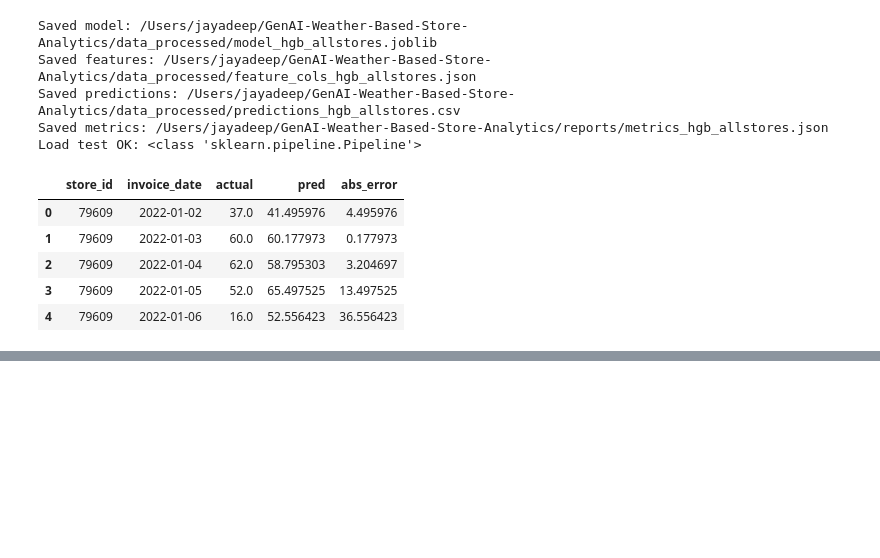
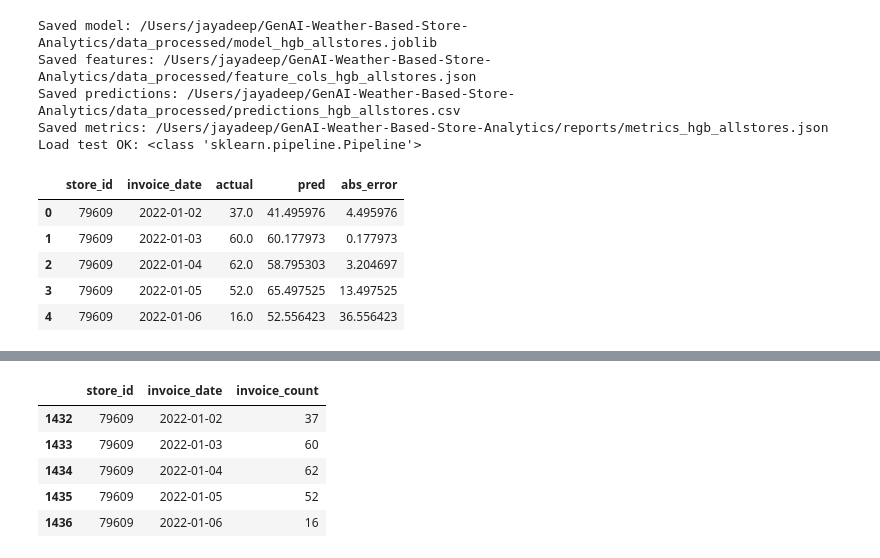
Before and after one commit to jayadeepkp/GenAI-Weather-Based-Store-Analytics, a Jupyter notebook: notebooks/Prototype_hgb_v2_Feature_Engineering.ipynb, the cells around one changed output, grey strips where cells are left out. Saved outputs shown, nothing was run; the diff lists cells and outputs as text; code cells hidden in the pictures; blank space fills up the shorter version.

```diff
--- a/notebooks/Prototype_hgb_v2_Feature_Engineering.ipynb
+++ b/notebooks/Prototype_hgb_v2_Feature_Engineering.ipynb
@@ -306,3 +306,79 @@ Load test OK: <class 'sklearn.pipeline.Pipeline'>
 | 2 | 79609 | 2022-01-04 | 62.0 | 58.795303 | 3.204697 |
 | 3 | 79609 | 2022-01-05 | 52.0 | 65.497525 | 13.497525 |
 | 4 | 79609 | 2022-01-06 | 16.0 | 52.556423 | 36.556423 |
+# %%
+import pandas as pd
+import numpy as np
+from pathlib import Path
+
+ROOT = Path("..").resolve()  # notebook is inside /notebooks
+DATA_RAW = ROOT / "data_raw"
+DATA_PROCESSED = ROOT / "data_processed"
+
+# Load perf + cached all-stores weather
+perf = pd.read_csv(DATA_RAW / "store_performance_2018to2022.csv")
+perf["invoice_date"] = pd.to_datetime(perf["invoice_date"]).dt.normalize()
+perf["store_id"] = perf["store_id"].astype(int)
+
+# Ensure unique perf keys
+if perf.duplicated(["store_id","invoice_date"]).any():
+    perf = (perf.groupby(["store_id","invoice_date"], as_index=False)
+              .agg({"invoice_count":"sum","oc_count":"sum","fleet_oc_count":"sum"}))
+
+weather_all = pd.read_parquet(DATA_PROCESSED / "weather_allstores.parquet")
+weather_all["invoice_date"] = pd.to_datetime(weather_all["invoice_date"]).dt.normalize()
+weather_all["store_id"] = weather_all["store_id"].astype(int)
+weather_all = weather_all.drop_duplicates(["store_id","invoice_date"])
+
+# Merge
+m = perf.merge(weather_all, on=["store_id","invoice_date"], how="inner").drop_duplicates(["store_id","invoice_date"])
+m = m.sort_values(["store_id","invoice_date"]).reset_index(drop=True)
+
+# ---- Feature engineering (same as your model B) ----
+m["dow"] = m["invoice_date"].dt.dayofweek
+m["month"] = m["invoice_date"].dt.month
+m["day_of_year"] = m["invoice_date"].dt.dayofyear
+m["year"] = m["invoice_date"].dt.year
+m["is_weekend"] = (m["dow"] >= 5).astype(int)
+m["time_index"] = m.groupby("store_id").cumcount()
+
+for c in ["tmin","tmax","tavg","prcp","wspd","snow"]:
+    if c in m.columns:
+        m[c] = pd.to_numeric(m[c], errors="coerce")
+
+m["rain_mm"] = m["prcp"].fillna(0.0)
+m["snow_cm"] = m["snow"].fillna(0.0)
+m["temp_range"] = m["tmax"] - m["tmin"]
+
+m["is_rain"] = (m["rain_mm"] > 0).astype(int)
+m["is_snow"] = (m["snow_cm"] > 0).astype(int)
+m["is_freezing"] = (m["tmin"].fillna(99) <= 0).astype(int)
+
+m["heavy_rain"] = (m["rain_mm"] >= 10).astype(int)
+m["heavy_snow"] = (m["snow_cm"] >= 5).astype(int)
+m["severe_weather"] = ((m["tmin"] <= -5) | (m["snow_cm"] >= 5) | (m["rain_mm"] >= 15)).astype(int)
+
+g = m.groupby("store_id")["invoice_count"]
+m["inv_lag_1"] = g.shift(1)
+m["inv_lag_7"] = g.shift(7)
+m["inv_lag_14"] = g.shift(14)
+
+m["inv_roll7_mean"]  = g.shift(1).rolling(7,  min_periods=3).mean().reset_index(level=0, drop=True)
+m["inv_roll14_mean"] = g.shift(1).rolling(14, min_periods=5).mean().reset_index(level=0, drop=True)
+m["inv_roll28_mean"] = g.shift(1).rolling(28, min_periods=10).mean().reset_index(level=0, drop=True)
+
+for col in ["prcp","snow","tavg"]:
+    s = m.groupby("store_id")[col]
+    m[f"{col}_lag_1"] = s.shift(1)
+    m[f"{col}_roll7_mean"] = s.shift(1).rolling(7, min_periods=3).mean().reset_index(level=0, drop=True)
+
+# Keep only 2022 rows for fast demo lookup
+demo_2022 = m[m["invoice_date"].dt.year == 2022].copy()
+
+out_path = DATA_PROCESSED / "demo_features_2022.parquet"
+demo_2022.to_parquet(out_path, index=False)
+
+print("Saved demo table:", out_path)
+print("Rows:", len(demo_2022), "| Stores:", demo_2022["store_id"].nunique())
+demo_2022[["store_id","invoice_date","invoice_count"]].head()
+# %% [output]
@@ -308,0 +387,6 @@ Load test OK: <class 'sklearn.pipeline.Pipeline'>
+|  | store_id | invoice_date | invoice_count |
+| 1432 | 79609 | 2022-01-02 | 37 |
+| 1433 | 79609 | 2022-01-03 | 60 |
+| 1434 | 79609 | 2022-01-04 | 62 |
+| 1435 | 79609 | 2022-01-05 | 52 |
+| 1436 | 79609 | 2022-01-06 | 16 |
```
Also changed, not shown: parts of 1 cell of this notebook, 3 other files.
